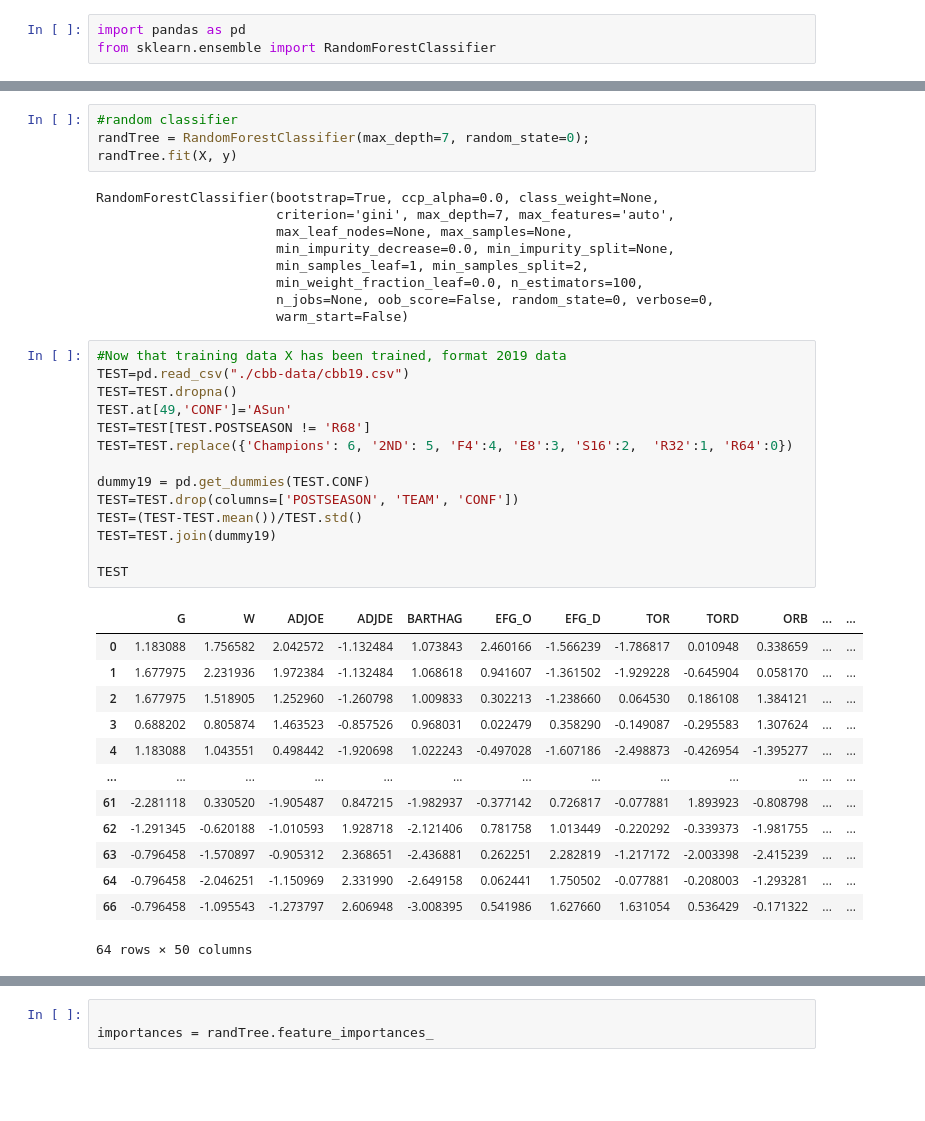
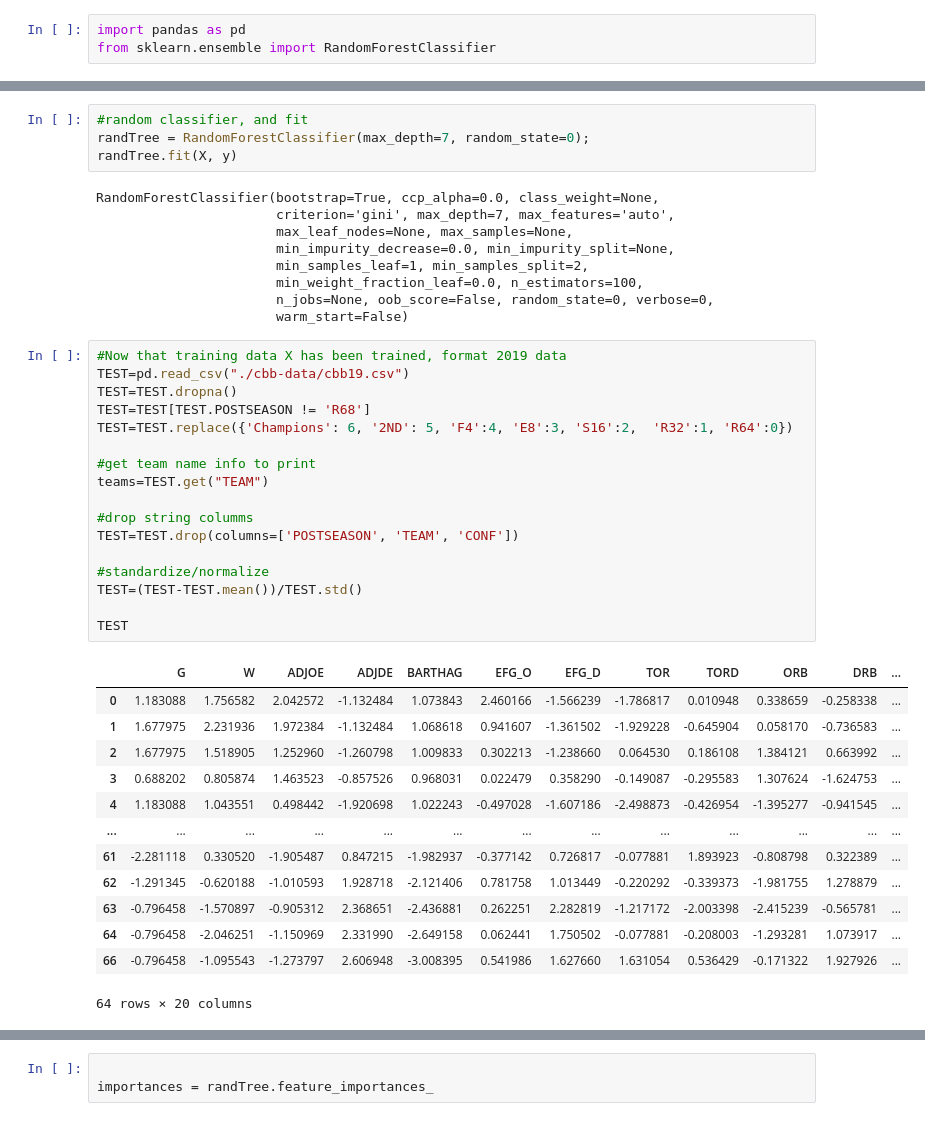
Before and after one commit to COMP562-Machine-Learning-March-Madness/Final-Project, a Jupyter notebook: randomForest.ipynb, the cells around one changed output, grey strips where cells are left out. Saved outputs shown, nothing was run; the diff lists cells and outputs as text; blank space fills up the shorter version.

```diff
--- a/randomForest.ipynb
+++ b/randomForest.ipynb
@@ -92,5 +92,5 @@ X
 # %%
-#random classifier
+#random classifier, and fit
 randTree = RandomForestClassifier(max_depth=7, random_state=0);
 randTree.fit(X, y)
 # %% [output]
@@ -105,31 +105,34 @@ RandomForestClassifier(bootstrap=True, ccp_alpha=0.0, class_weight=None,
 # %%
 #Now that training data X has been trained, format 2019 data
 TEST=pd.read_csv("./cbb-data/cbb19.csv")
 TEST=TEST.dropna()
-TEST.at[49,'CONF']='ASun'
 TEST=TEST[TEST.POSTSEASON != 'R68']
 TEST=TEST.replace({'Champions': 6, '2ND': 5, 'F4':4, 'E8':3, 'S16':2,  'R32':1, 'R64':0})
 
-dummy19 = pd.get_dummies(TEST.CONF)
+#get team name info to print
+teams=TEST.get("TEAM")
+
+#drop string columms
 TEST=TEST.drop(columns=['POSTSEASON', 'TEAM', 'CONF'])
+
+#standardize/normalize
 TEST=(TEST-TEST.mean())/TEST.std()
-TEST=TEST.join(dummy19)
 
 TEST
 # %% [output]
-|  | G | W | ADJOE | ADJDE | BARTHAG | EFG_O | EFG_D | TOR | TORD | ORB | ... | ... |
-| 0 | 1.183088 | 1.756582 | 2.042572 | -1.132484 | 1.073843 | 2.460166 | -1.566239 | -1.786817 | 0.010948 | 0.338659 | ... | ... |
-| 1 | 1.677975 | 2.231936 | 1.972384 | -1.132484 | 1.068618 | 0.941607 | -1.361502 | -1.929228 | -0.645904 | 0.058170 | ... | ... |
-| 2 | 1.677975 | 1.518905 | 1.252960 | -1.260798 | 1.009833 | 0.302213 | -1.238660 | 0.064530 | 0.186108 | 1.384121 | ... | ... |
-| 3 | 0.688202 | 0.805874 | 1.463523 | -0.857526 | 0.968031 | 0.022479 | 0.358290 | -0.149087 | -0.295583 | 1.307624 | ... | ... |
-| 4 | 1.183088 | 1.043551 | 0.498442 | -1.920698 | 1.022243 | -0.497028 | -1.607186 | -2.498873 | -0.426954 | -1.395277 | ... | ... |
+|  | G | W | ADJOE | ADJDE | BARTHAG | EFG_O | EFG_D | TOR | TORD | ORB | DRB | ... |
+| 0 | 1.183088 | 1.756582 | 2.042572 | -1.132484 | 1.073843 | 2.460166 | -1.566239 | -1.786817 | 0.010948 | 0.338659 | -0.258338 | ... |
+| 1 | 1.677975 | 2.231936 | 1.972384 | -1.132484 | 1.068618 | 0.941607 | -1.361502 | -1.929228 | -0.645904 | 0.058170 | -0.736583 | ... |
+| 2 | 1.677975 | 1.518905 | 1.252960 | -1.260798 | 1.009833 | 0.302213 | -1.238660 | 0.064530 | 0.186108 | 1.384121 | 0.663992 | ... |
+| 3 | 0.688202 | 0.805874 | 1.463523 | -0.857526 | 0.968031 | 0.022479 | 0.358290 | -0.149087 | -0.295583 | 1.307624 | -1.624753 | ... |
+| 4 | 1.183088 | 1.043551 | 0.498442 | -1.920698 | 1.022243 | -0.497028 | -1.607186 | -2.498873 | -0.426954 | -1.395277 | -0.941545 | ... |
 | ... | ... | ... | ... | ... | ... | ... | ... | ... | ... | ... | ... | ... |
-| 61 | -2.281118 | 0.330520 | -1.905487 | 0.847215 | -1.982937 | -0.377142 | 0.726817 | -0.077881 | 1.893923 | -0.808798 | ... | ... |
-| 62 | -1.291345 | -0.620188 | -1.010593 | 1.928718 | -2.121406 | 0.781758 | 1.013449 | -0.220292 | -0.339373 | -1.981755 | ... | ... |
-| 63 | -0.796458 | -1.570897 | -0.905312 | 2.368651 | -2.436881 | 0.262251 | 2.282819 | -1.217172 | -2.003398 | -2.415239 | ... | ... |
-| 64 | -0.796458 | -2.046251 | -1.150969 | 2.331990 | -2.649158 | 0.062441 | 1.750502 | -0.077881 | -0.208003 | -1.293281 | ... | ... |
-| 66 | -0.796458 | -1.095543 | -1.273797 | 2.606948 | -3.008395 | 0.541986 | 1.627660 | 1.631054 | 0.536429 | -0.171322 | ... | ... |
+| 61 | -2.281118 | 0.330520 | -1.905487 | 0.847215 | -1.982937 | -0.377142 | 0.726817 | -0.077881 | 1.893923 | -0.808798 | 0.322389 | ... |
+| 62 | -1.291345 | -0.620188 | -1.010593 | 1.928718 | -2.121406 | 0.781758 | 1.013449 | -0.220292 | -0.339373 | -1.981755 | 1.278879 | ... |
+| 63 | -0.796458 | -1.570897 | -0.905312 | 2.368651 | -2.436881 | 0.262251 | 2.282819 | -1.217172 | -2.003398 | -2.415239 | -0.565781 | ... |
+| 64 | -0.796458 | -2.046251 | -1.150969 | 2.331990 | -2.649158 | 0.062441 | 1.750502 | -0.077881 | -0.208003 | -1.293281 | 1.073917 | ... |
+| 66 | -0.796458 | -1.095543 | -1.273797 | 2.606948 | -3.008395 | 0.541986 | 1.627660 | 1.631054 | 0.536429 | -0.171322 | 1.927926 | ... |
-64 rows × 50 columns
+64 rows × 20 columns
 # %%
 #probabilies for each Class
 randTree.predict_proba(TEST)
```
Also changed, not shown: parts of 8 cells of this notebook.
